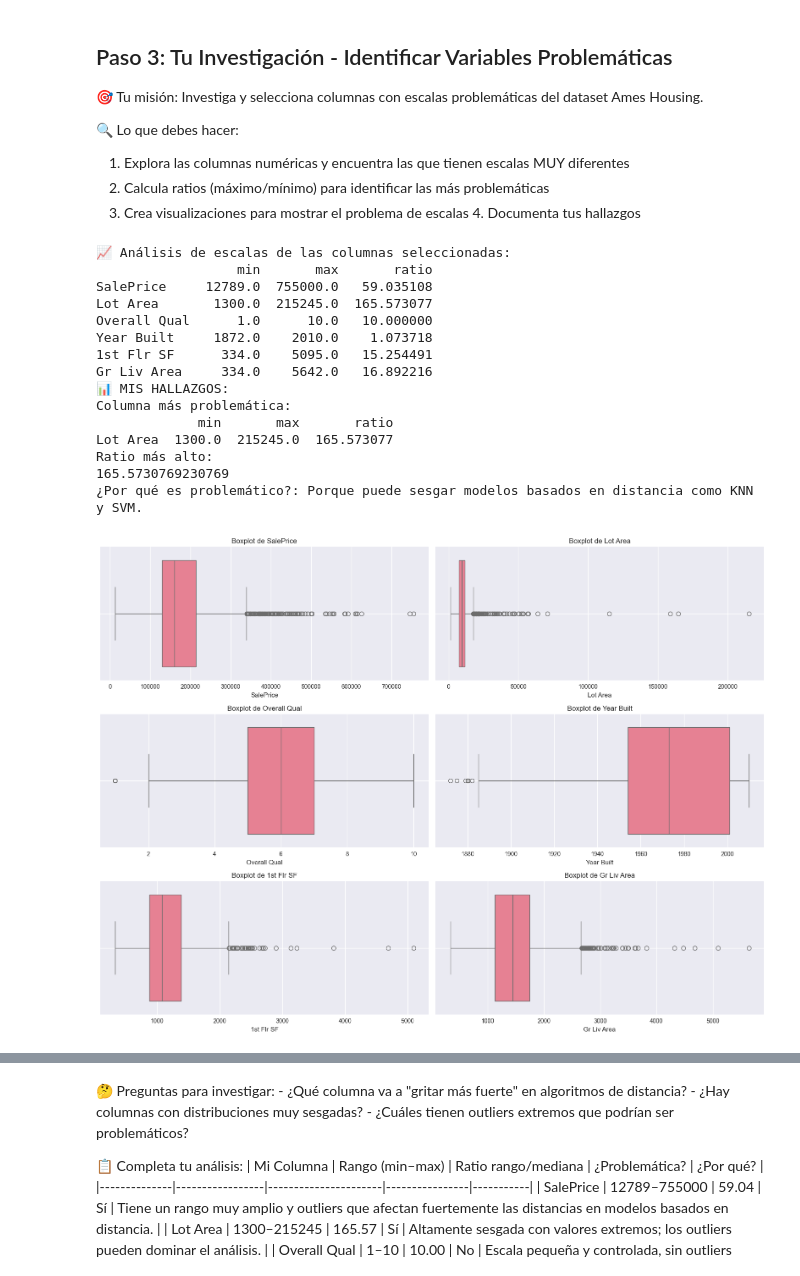
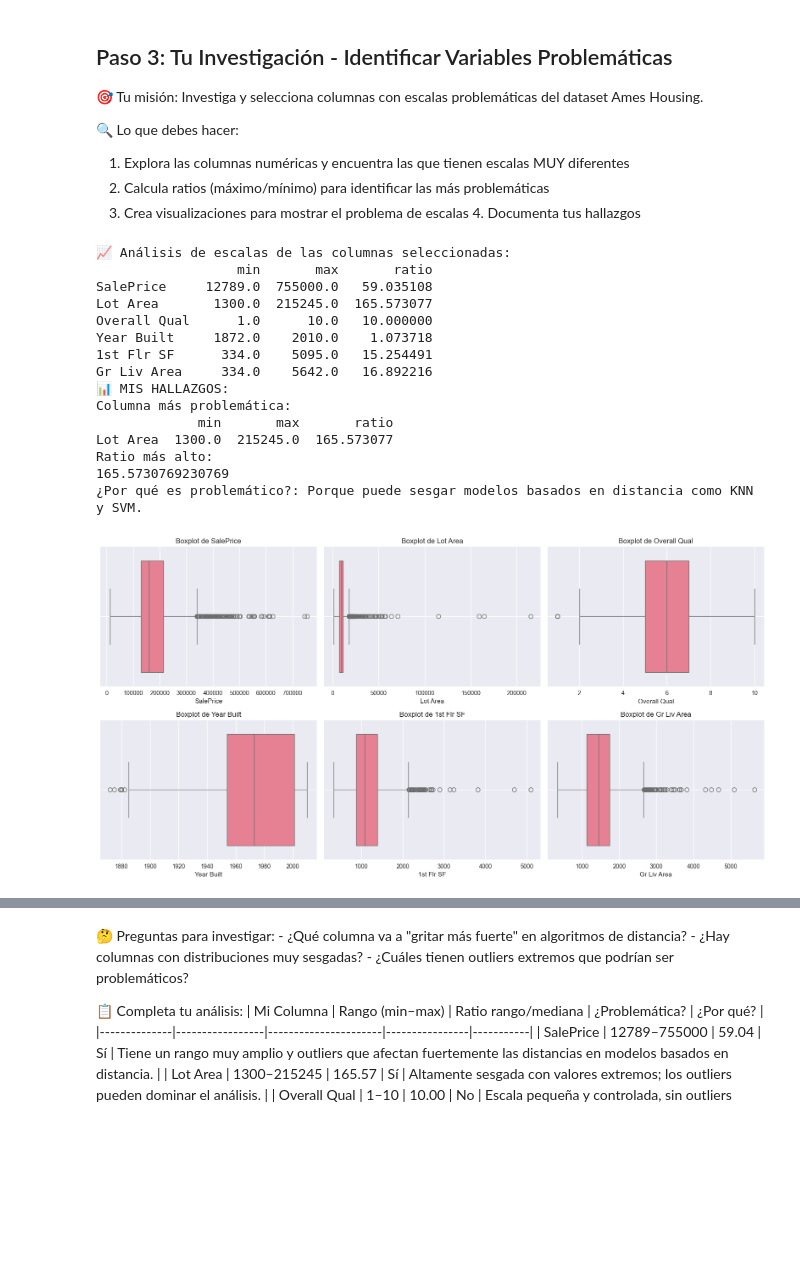
Before and after one commit to aleaurre/Ingenieria_de_Datos, a Jupyter notebook: docs/evidencias/Aurrecochea-Práctica6.ipynb, the cells around one changed output, grey strips where cells are left out. Cells and saved outputs as stored; diff of their text form; code cells hidden in the pictures; blank space fills up the shorter version.

```diff
--- a/docs/evidencias/Aurrecochea-Práctica6.ipynb
+++ b/docs/evidencias/Aurrecochea-Práctica6.ipynb
@@ -138,6 +138,7 @@ selected_features = [
     'SalePrice', 'Lot Area', 'Overall Qual', 'Year Built', '1st Flr SF', 'Gr Liv Area'
     # Tu selección aquí - ej: 'SalePrice', 'Lot Area', etc.
 ]
+
 
 # TODO: Analiza las escalas de tus columnas seleccionadas
 # Calcula min, max, ratios
@@ -161,7 +162,7 @@ print(scale_df)
 # Guarda tus gráficos en la carpeta 'results/'
 plt.figure(figsize=(16, 12))
 for i, col in enumerate(selected_features):
-    plt.subplot(3, 2, i+1)
+    plt.subplot(3, len(selected_features)//3 + 1, i+1)
     sns.boxplot(x=df_raw[col])
     plt.title(f'Boxplot de {col}')
     plt.xlabel(col)
@@ -170,35 +171,35 @@ plt.tight_layout()
 
 plt.figure(figsize=(16, 12))
 for i, col in enumerate(selected_features):
-    plt.subplot(3, 2, i+1)
+    plt.subplot(3, len(selected_features)//3 + 1, i+1)
     sns.histplot(df_raw[col], bins=30, kde=True)
     plt.title(f'Distribución de {col}')
     plt.xlabel(col)
     plt.ylabel('Frecuencia')
     plt.grid(True)
 plt.tight_layout()
 
 # TODO: Documenta tus hallazgos
 print("📊 MIS HALLAZGOS:")
 print("Columna más problemática:")
 print(scale_df.sort_values(by='ratio', ascending=False).head(1))
 print("Ratio más alto:")
 print(scale_df['ratio'].max())
 print("¿Por qué es problemático?: Porque puede sesgar modelos basados en distancia como KNN y SVM.")
 # %% [output]
 📈 Análisis de escalas de las columnas seleccionadas:
                   min       max       ratio
 SalePrice     12789.0  755000.0   59.035108
 Lot Area       1300.0  215245.0  165.573077
 Overall Qual      1.0      10.0   10.000000
 Year Built     1872.0    2010.0    1.073718
 1st Flr SF      334.0    5095.0   15.254491
 Gr Liv Area     334.0    5642.0   16.892216
 📊 MIS HALLAZGOS:
 Columna más problemática:
              min       max       ratio
 Lot Area  1300.0  215245.0  165.573077
 Ratio más alto:
 165.5730769230769
 ¿Por qué es problemático?: Porque puede sesgar modelos basados en distancia como KNN y SVM.
-[figure, old version]
+[figure, new version]
```
Also changed, not shown: parts of 1 cell of this notebook, 6 other files.
